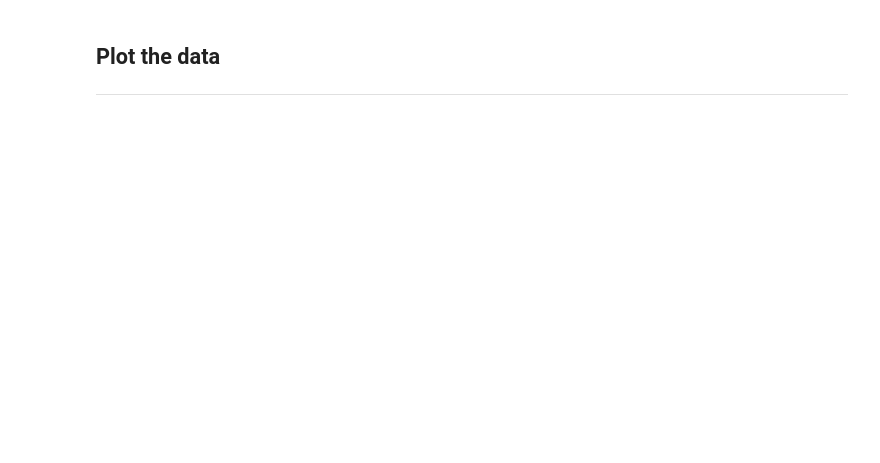
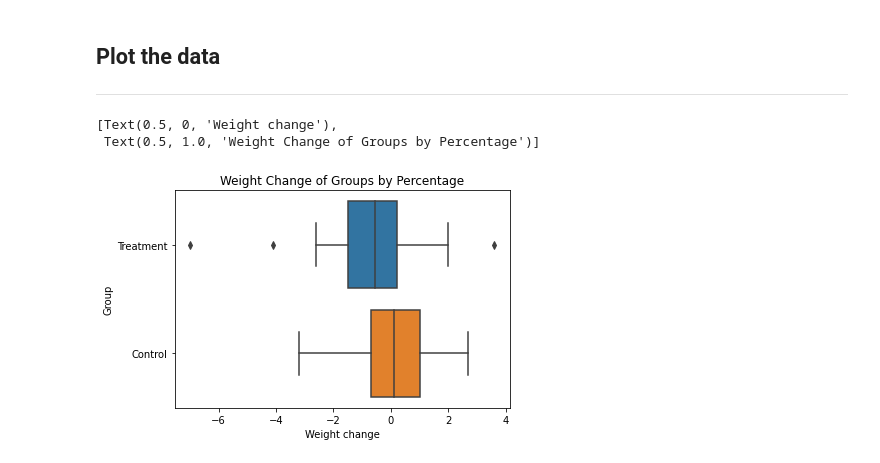
Before and after one commit to ljk233/AutomatingM248, a Jupyter notebook: ComputerExercises/A03_NumericalSummaries.ipynb, the cells around one changed output. Cells and saved outputs as stored; diff of their text form; code cells hidden in the pictures; blank space fills up the shorter version.

```diff
--- a/ComputerExercises/A03_NumericalSummaries.ipynb
+++ b/ComputerExercises/A03_NumericalSummaries.ipynb
@@ -25,8 +29,8 @@ df["Weight change"].replace('*', np.nan, inplace=True)
 # cast Weight Change from str to float, Group from int to cat
 df = df.astype({'Weight change':'float', 'Group': 'category'})
 
-# Select Group, weight change, and then groupby
-df_grouped = df[["Group", "Weight change"]].groupby(["Group"])
+# recode Groups to Treatment, Control
+df['Group'].replace({0: 'Control', 1: 'Treatment'}, inplace=True)
 
-# describe the filtered dataset
-df_grouped.describe()
+# Select Groups, Weight Change, and then Groupby
+df_grouped = df[['Group', 'Weight change']].groupby("Group")
@@ -61,6 +66,13 @@ Name: Weight change, dtype: float64
 
 -----
 # %%
-# plot the data as a boxplot
-fig1 = px.box(df, y="Group", x="Weight change", title="Weight Change of Groups by Percentage")
-fig1.show()
+# default boxplot
+ax1 = sns.boxplot(x=df['Weight change'],
+                  y=df['Group'])
+
+ax1.set(xlabel="Weight change",
+        title="Weight Change of Groups by Percentage")
+# %% [output]
+[Text(0.5, 0, 'Weight change'),
+ Text(0.5, 1.0, 'Weight Change of Groups by Percentage')]
+[figure, added]
```
Also changed, not shown: parts of 6 cells of this notebook.
